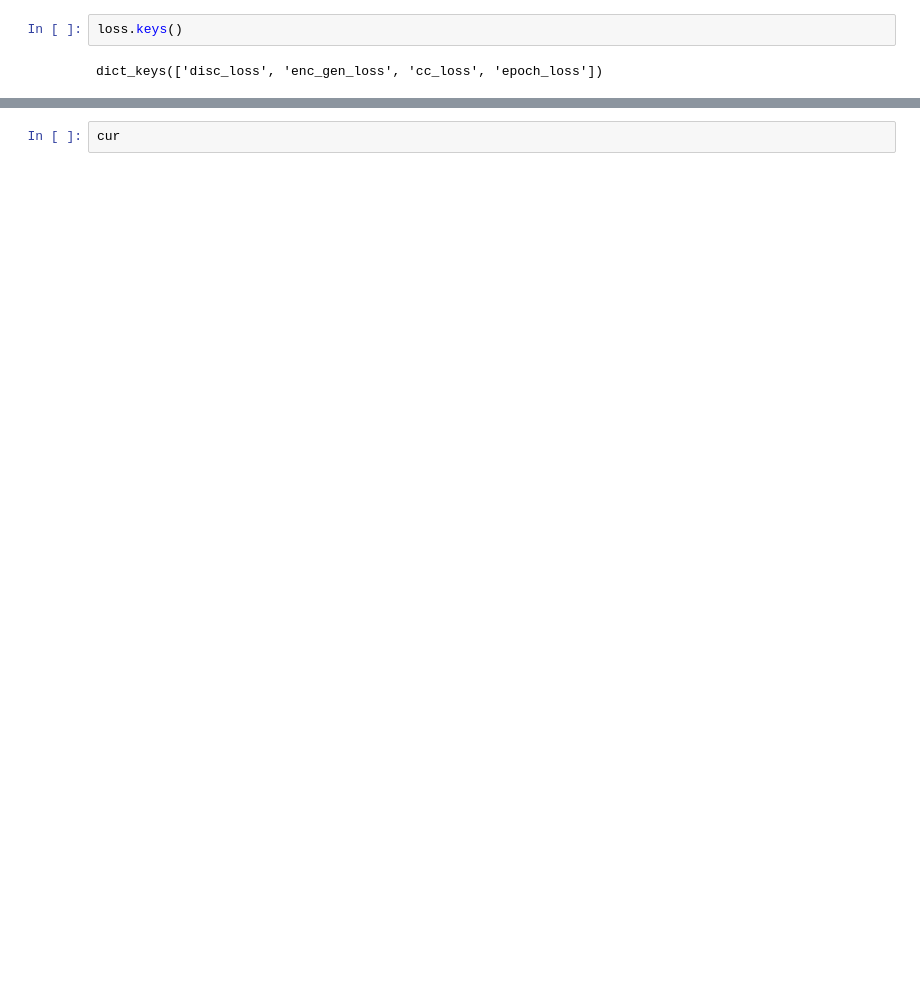
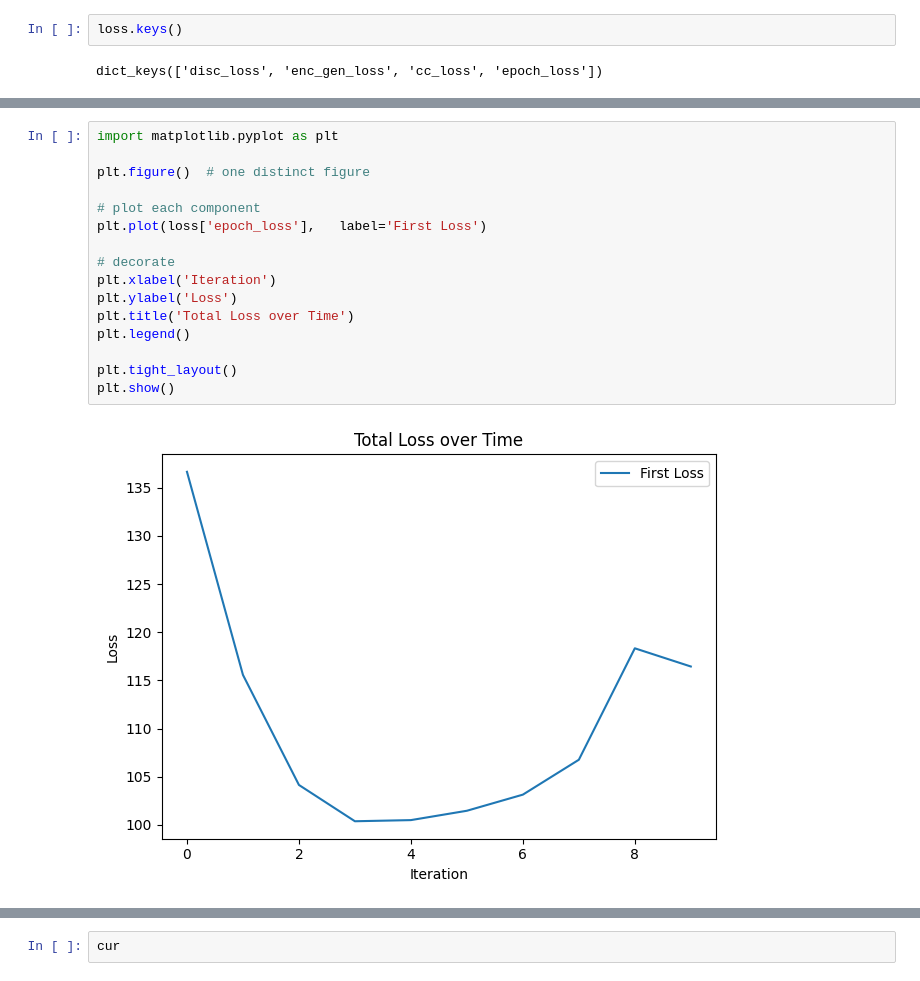
Before and after one commit to skotnkat/lstnet, a Jupyter notebook: analyze_loss.ipynb, the cells around one changed output, grey strips where cells are left out. Saved outputs shown, nothing was run; the diff lists cells and outputs as text; blank space fills up the shorter version.

```diff
--- a/analyze_loss.ipynb
+++ b/analyze_loss.ipynb
@@ -131,3 +70,21 @@ plt.show()
+# %%
+import matplotlib.pyplot as plt
+
+plt.figure()  # one distinct figure
+
+# plot each component
+plt.plot(loss['epoch_loss'],   label='First Loss')
+
+# decorate
+plt.xlabel('Iteration')
+plt.ylabel('Loss')
+plt.title('Total Loss over Time')
+plt.legend()
+
+plt.tight_layout()
+plt.show()
+# %% [output]
+[figure, added]
 # %%
 import matplotlib.pyplot as plt
 
```
Also changed, not shown: parts of 14 cells of this notebook.
